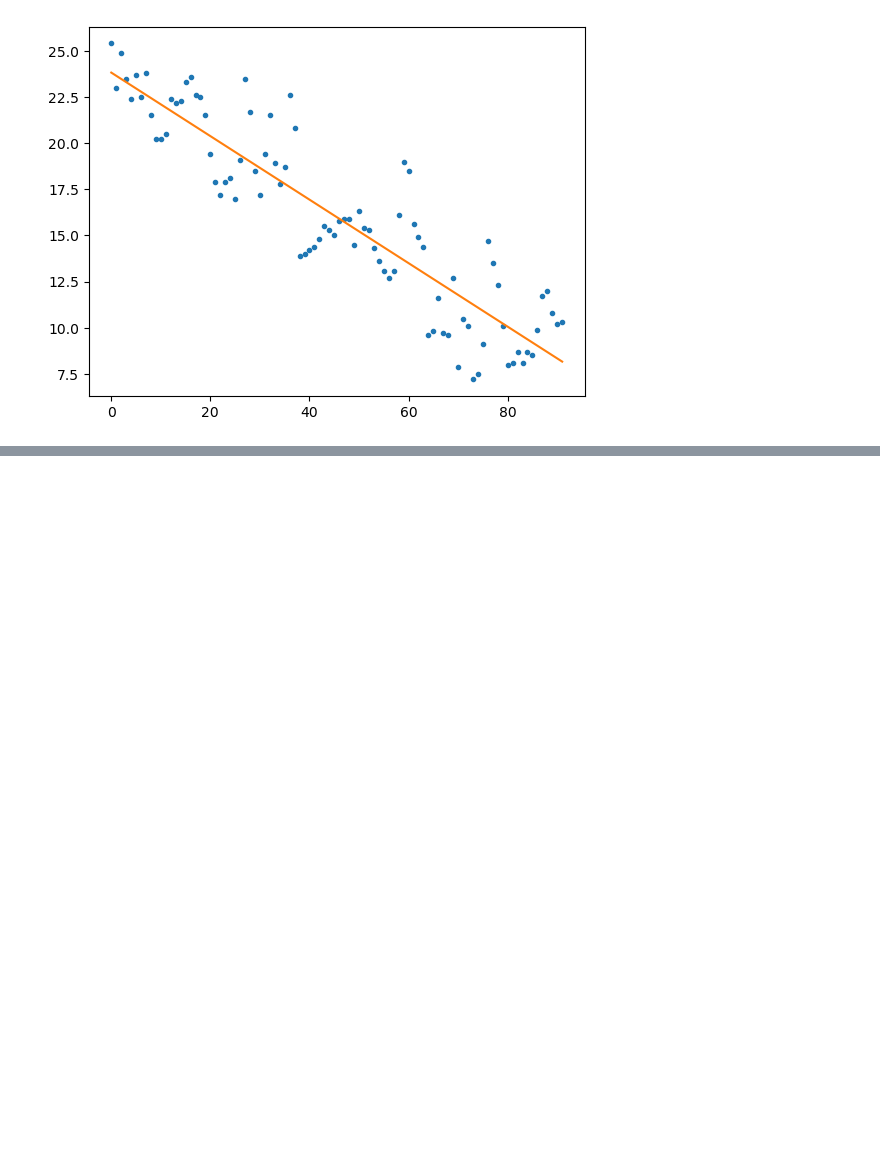
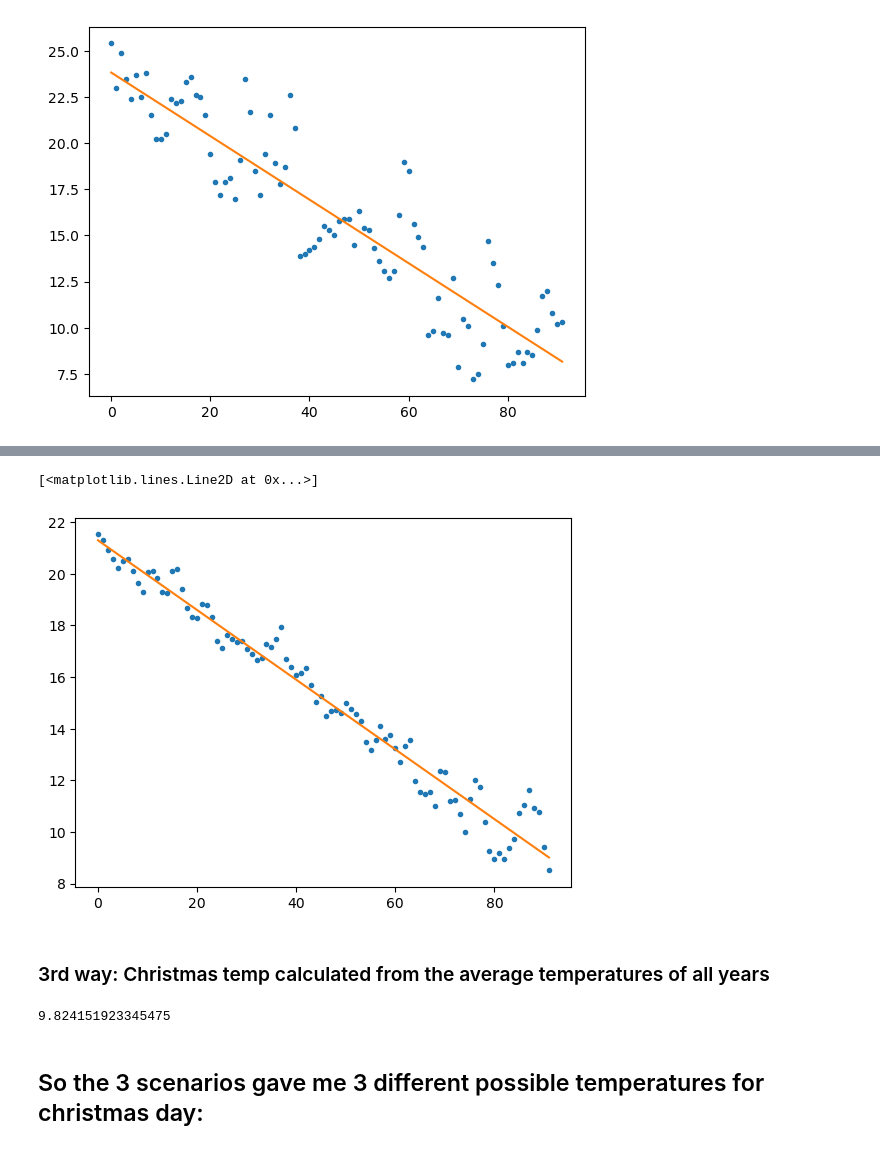
Before and after one commit to giannpan/Data-Science, a Jupyter notebook: Weather Analysis/Weather Analysis.ipynb, the cells around one changed output, grey strips where cells are left out. Saved outputs shown, nothing was run; the diff lists cells and outputs as text; code cells hidden in the pictures; blank space fills up the shorter version.

```diff
--- a/Weather Analysis/Weather Analysis.ipynb
+++ b/Weather Analysis/Weather Analysis.ipynb
@@ -953,0 +956,4 @@ for i in range(len(lst)):
+# %%
+dfy = dfc.groupby(['Month','day'])['temp'].mean().reset_index()
+# %%
+dfy.reset_index(inplace=True)
@@ -953,0 +976,10 @@ for i in range(len(lst)):
+# %%
+x1 = (dfy['index'].to_numpy())
+y1 = (dfy['temp'].to_numpy())
+k, d = np.polyfit(x1, y1, 1)
+y1_pred = k*x1 + d
+plt.plot(x1, y1, '.')
+plt.plot(x1, y1_pred)
+# %% [output]
+[<matplotlib.lines.Line2D at 0x...>]
+[figure, added]
@@ -953,0 +988,8 @@ for i in range(len(lst)):
+# %% [markdown]
+### 3rd way: Christmas temp calculated from the average temperatures of all years
+# %%
+christmastemp3
+# %% [output]
+9.824151923345475
+# %% [markdown]
+## So the 3 scenarios gave me 3 different possible temperatures for christmas day:
```
Also changed, not shown: parts of 12 cells of this notebook.
